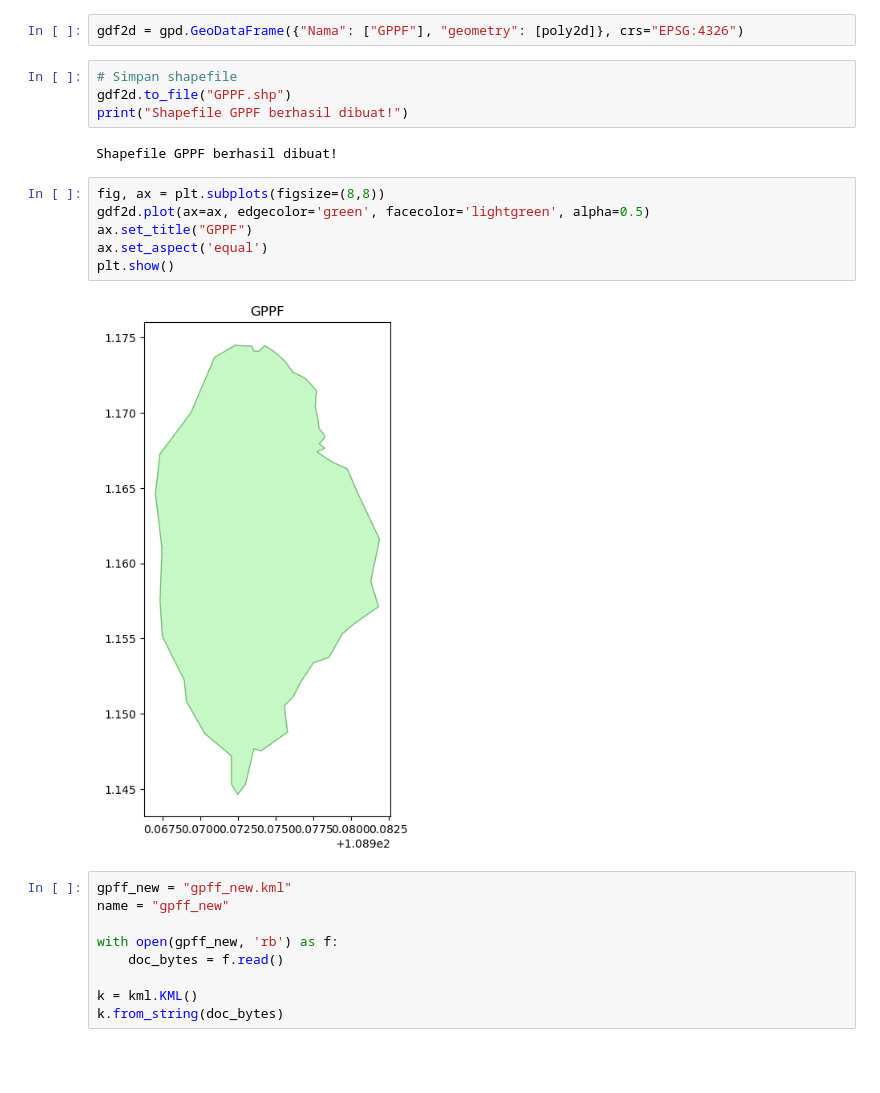
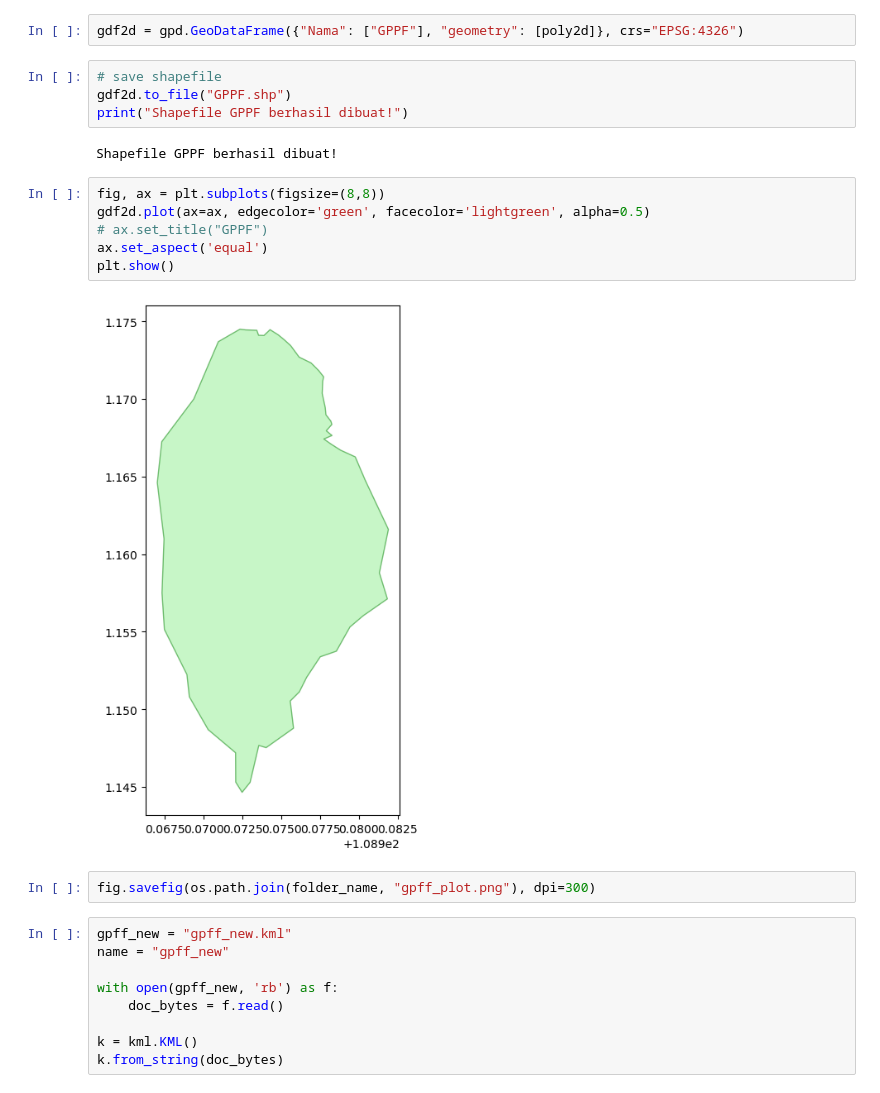
Before and after one commit to oktavianuu/data-analysis, a Jupyter notebook: geospatial-analysis/geospatial.ipynb, the cells around one changed output. Drawn from its saved outputs; the diff is of its cells as text; blank space fills up the shorter version.

```diff
--- a/geospatial-analysis/geospatial.ipynb
+++ b/geospatial-analysis/geospatial.ipynb
@@ -44,7 +48,7 @@ poly2d = Polygon(coords_2d)
 # %%
 gdf2d = gpd.GeoDataFrame({"Nama": ["GPPF"], "geometry": [poly2d]}, crs="EPSG:4326")
 # %%
-# Simpan shapefile
+# save shapefile
 gdf2d.to_file("GPPF.shp")
 print("Shapefile GPPF berhasil dibuat!")
 # %% [output]
@@ -52,11 +56,13 @@ Shapefile GPPF berhasil dibuat!
 # %%
 fig, ax = plt.subplots(figsize=(8,8))
 gdf2d.plot(ax=ax, edgecolor='green', facecolor='lightgreen', alpha=0.5)
-ax.set_title("GPPF")
+# ax.set_title("GPPF")
 ax.set_aspect('equal')
 plt.show()
 # %% [output]
-[figure, old version]
+[figure, new version]
+# %%
+fig.savefig(os.path.join(folder_name, "gpff_plot.png"), dpi=300)
 # %%
 gpff_new = "gpff_new.kml"
 name = "gpff_new"
```
Also changed, not shown: parts of 3 cells of this notebook, 29 other files.
